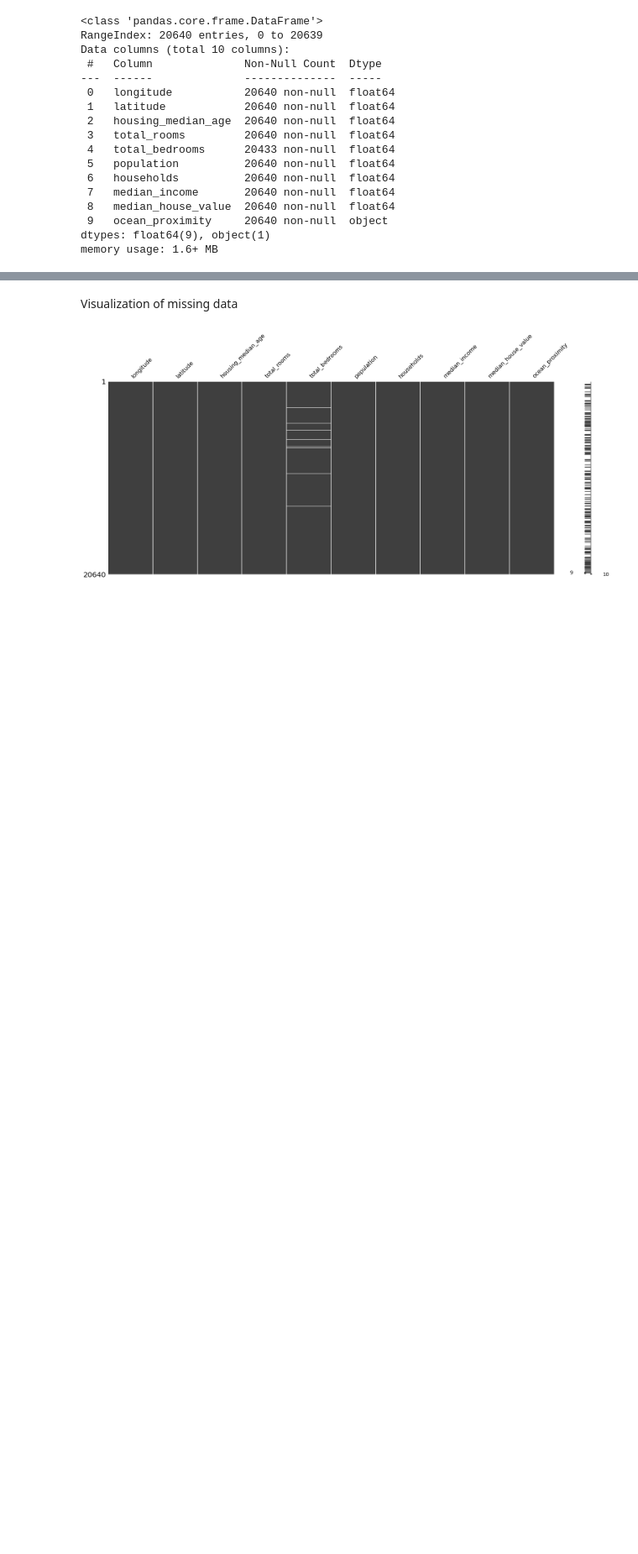
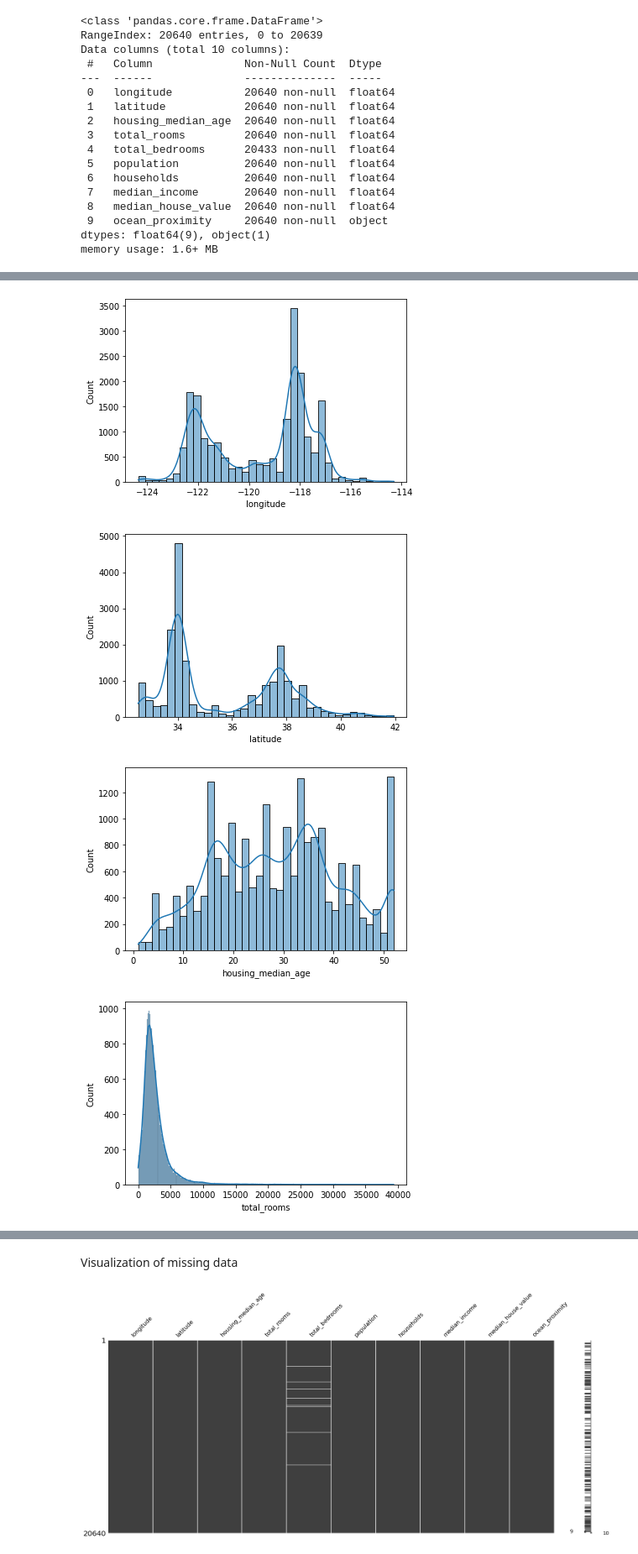
Before and after one commit to istiaqahmedfahim/random, a Jupyter notebook: mark1.ipynb, the cells around one changed output, grey strips where cells are left out. Shown at 84% size. Cells and saved outputs as stored; diff of their text form; code cells hidden in the pictures; blank space fills up the shorter version.

Commit message:
data preprocessing pipeline

```diff
--- a/mark1.ipynb
+++ b/mark1.ipynb
@@ -53,3 +53,14 @@ data.describe()
 | 50% | -118.490000 | 34.260000 | 29.000000 | 2127.000000 | 435.000000 | 1166.000000 | 409.000000 | ... |
 | 75% | -118.010000 | 37.710000 | 37.000000 | 3148.000000 | 647.000000 | 1725.000000 | 605.000000 | ... |
 | max | -114.310000 | 41.950000 | 52.000000 | 39320.000000 | 6445.000000 | 35682.000000 | 6082.000000 | ... |
+# %%
+import seaborn as sns
+for col in data:
+    if data[col].dtype =='float64':
+        sns.histplot(data=data, x=col, kde= True)
+        plt.show()
+# %% [output]
+[figure, added]
+[figure, added]
+[figure, added]
+[figure, added]
```
Also changed, not shown: parts of 11 cells of this notebook.
